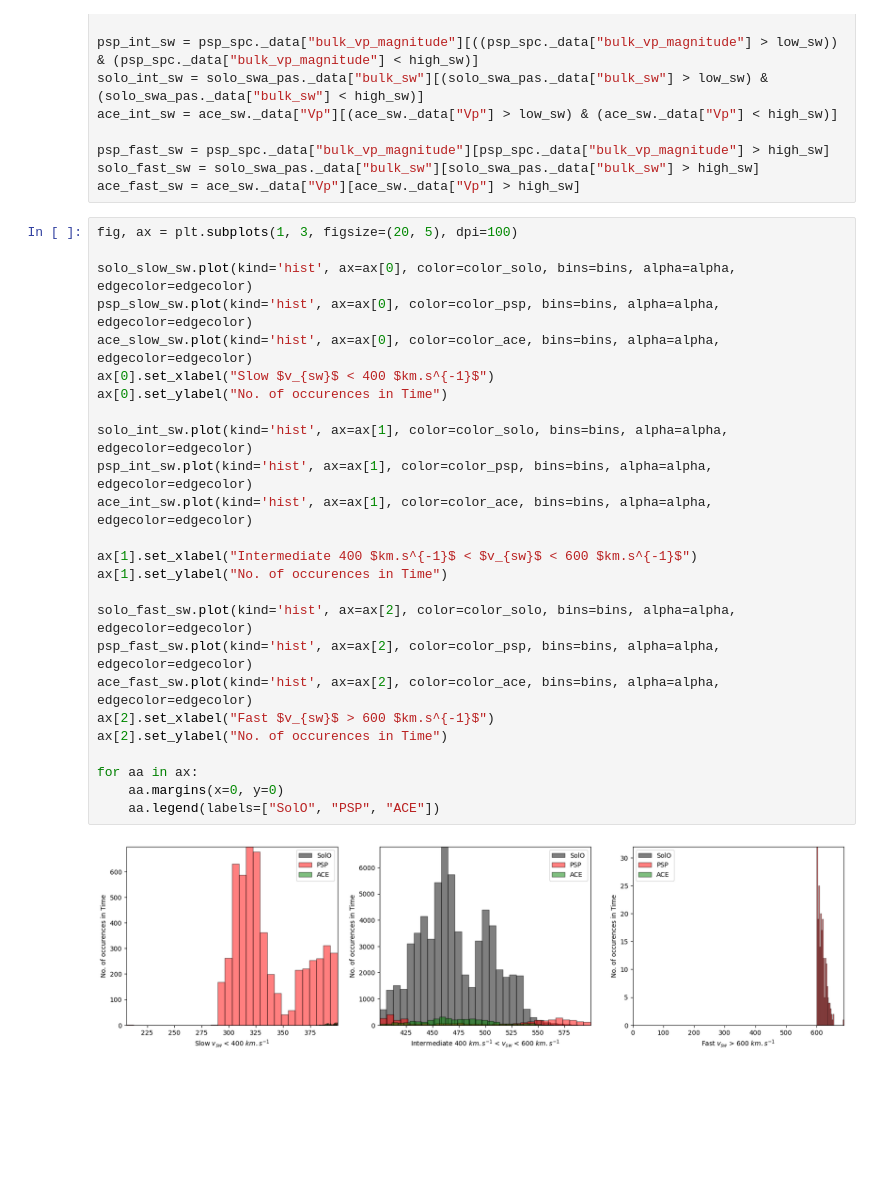
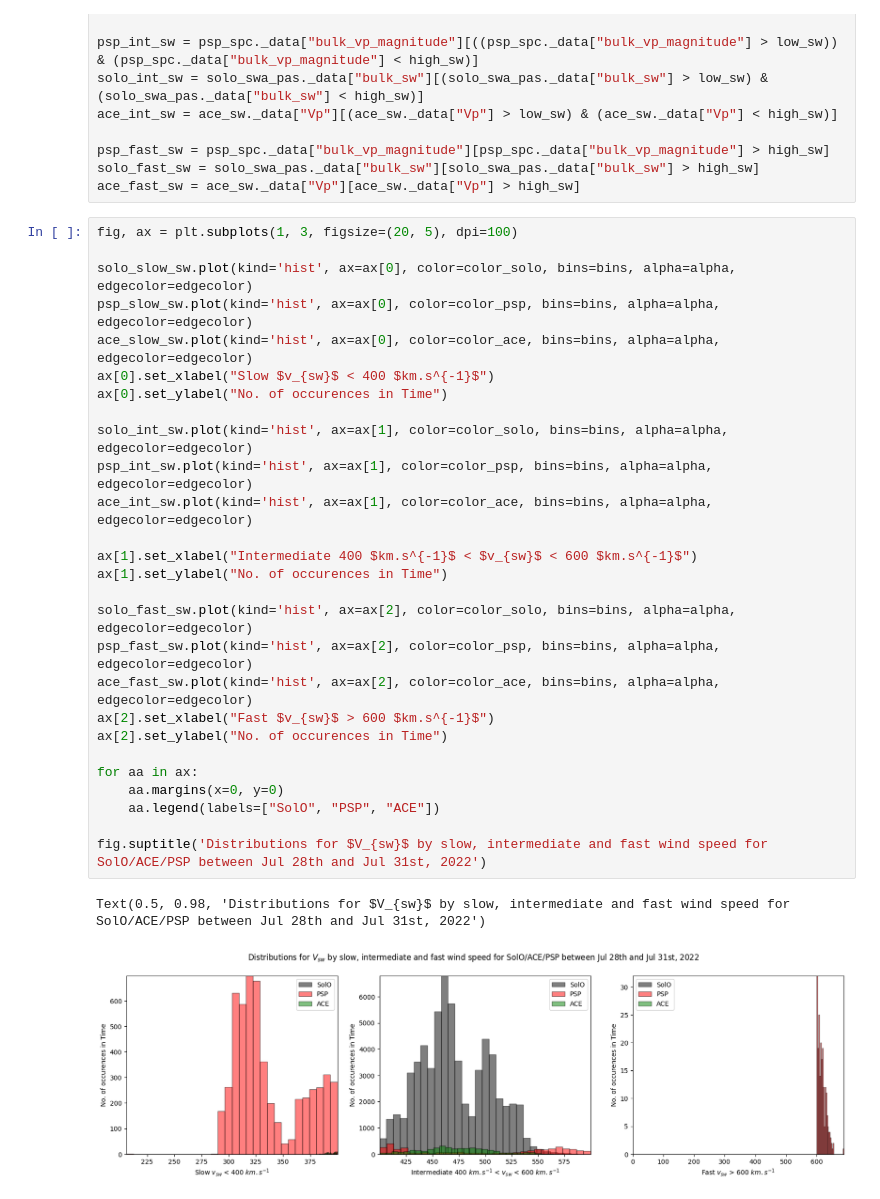
Before and after one commit to BlueNeptune11/sun_capstone, a Jupyter notebook: AceSoPsp_timeseries.ipynb, the cells around one changed output. Drawn from its saved outputs; the diff is of its cells as text; blank space fills up the shorter version.

```diff
--- a/AceSoPsp_timeseries.ipynb
+++ b/AceSoPsp_timeseries.ipynb
@@ -502,27 +520,30 @@ ace_fast_sw = ace_sw._data["Vp"][ace_sw._data["Vp"] > high_sw]
 # %%
 fig, ax = plt.subplots(1, 3, figsize=(20, 5), dpi=100)
 
 solo_slow_sw.plot(kind='hist', ax=ax[0], color=color_solo, bins=bins, alpha=alpha, edgecolor=edgecolor)
 psp_slow_sw.plot(kind='hist', ax=ax[0], color=color_psp, bins=bins, alpha=alpha, edgecolor=edgecolor)
 ace_slow_sw.plot(kind='hist', ax=ax[0], color=color_ace, bins=bins, alpha=alpha, edgecolor=edgecolor)
 ax[0].set_xlabel("Slow $v_{sw}$ < 400 $km.s^{-1}$")
 ax[0].set_ylabel("No. of occurences in Time")
 
 solo_int_sw.plot(kind='hist', ax=ax[1], color=color_solo, bins=bins, alpha=alpha, edgecolor=edgecolor)
 psp_int_sw.plot(kind='hist', ax=ax[1], color=color_psp, bins=bins, alpha=alpha, edgecolor=edgecolor)
 ace_int_sw.plot(kind='hist', ax=ax[1], color=color_ace, bins=bins, alpha=alpha, edgecolor=edgecolor)
 
 ax[1].set_xlabel("Intermediate 400 $km.s^{-1}$ < $v_{sw}$ < 600 $km.s^{-1}$")
 ax[1].set_ylabel("No. of occurences in Time")
 
 solo_fast_sw.plot(kind='hist', ax=ax[2], color=color_solo, bins=bins, alpha=alpha, edgecolor=edgecolor)
 psp_fast_sw.plot(kind='hist', ax=ax[2], color=color_psp, bins=bins, alpha=alpha, edgecolor=edgecolor)
 ace_fast_sw.plot(kind='hist', ax=ax[2], color=color_ace, bins=bins, alpha=alpha, edgecolor=edgecolor)
 ax[2].set_xlabel("Fast $v_{sw}$ > 600 $km.s^{-1}$")
 ax[2].set_ylabel("No. of occurences in Time")
 
 for aa in ax:
     aa.margins(x=0, y=0)
     aa.legend(labels=["SolO", "PSP", "ACE"])
+
+fig.suptitle('Distributions for $V_{sw}$ by slow, intermediate and fast wind speed for SolO/ACE/PSP between Jul 28th and Jul 31st, 2022')
 # %% [output]
+Text(0.5, 0.98, 'Distributions for $V_{sw}$ by slow, intermediate and fast wind speed for SolO/ACE/PSP between Jul 28th and Jul 31st, 2022')
-[figure, old version]
+[figure, new version]
```
Also changed, not shown: parts of 5 cells of this notebook.
